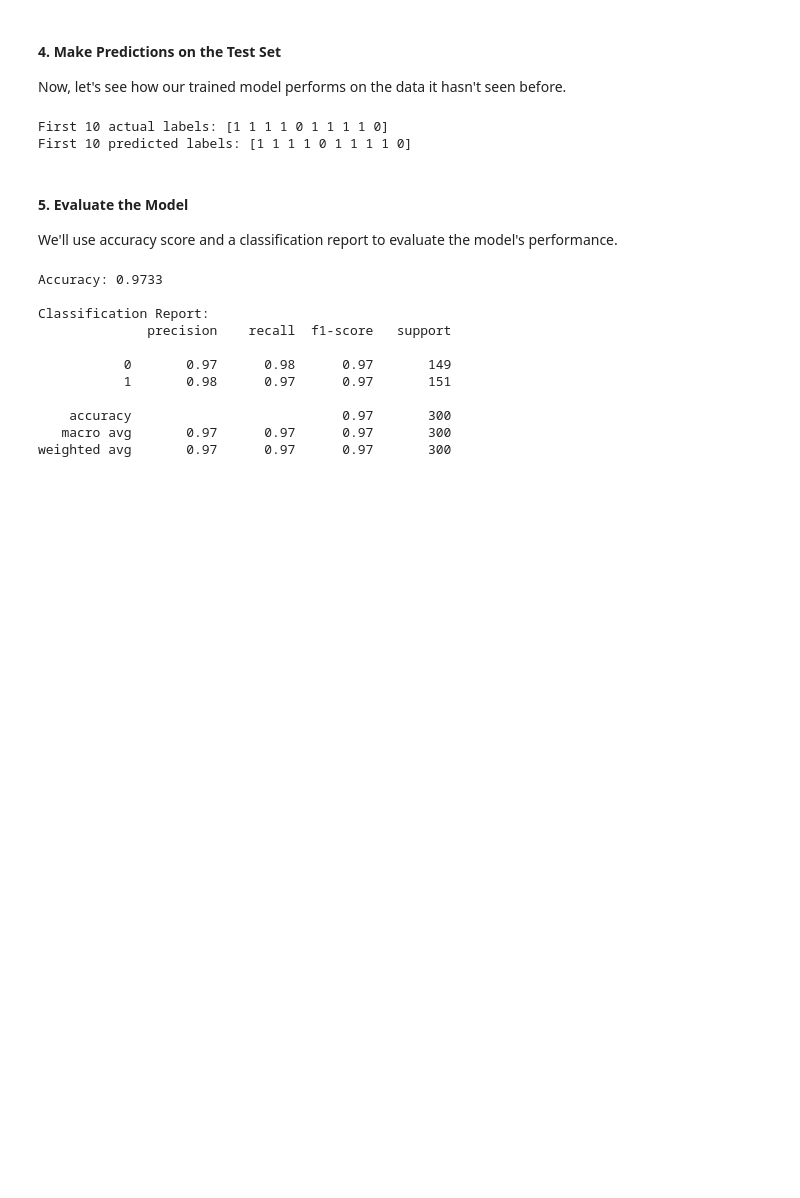
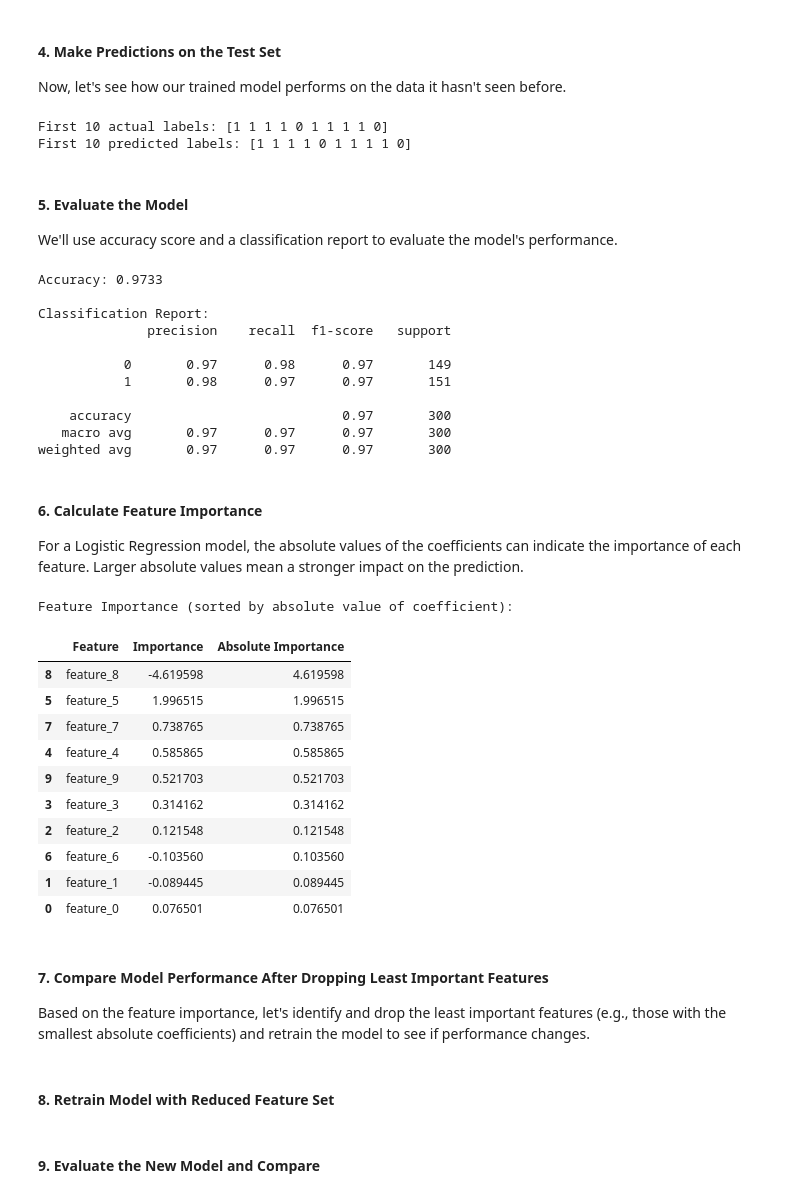
Before and after one commit to amit-sahu-a11y/ML_projects_for_practice, a Jupyter notebook: Untitled24.ipynb, the cells around one changed output. Cells and saved outputs as stored; diff of their text form; code cells hidden in the pictures; blank space fills up the shorter version.

Commit message:
the model performance if we drop the least important features

```diff
--- a/Untitled24.ipynb
+++ b/Untitled24.ipynb
@@ -105,3 +105,41 @@ Classification Report:
     accuracy                           0.97       300
    macro avg       0.97      0.97      0.97       300
 weighted avg       0.97      0.97      0.97       300
+# %% [markdown]
+#### 6. Calculate Feature Importance
+
+For a Logistic Regression model, the absolute values of the coefficients can indicate the importance of each feature. Larger absolute values mean a stronger impact on the prediction.
+# %%
+# Get feature names from the DataFrame
+feature_names = df.drop(columns=['target']).columns
+
+# Get the coefficients from the trained model
+# For binary classification, coef_ is usually a 2D array, take the first row.
+coefficients = model.coef_[0]
+
+# Create a DataFrame for better visualization
+feature_importance = pd.DataFrame({'Feature': feature_names, 'Importance': coefficients})
+
+# Sort by absolute importance to see the most influential features
+feature_importance['Absolute Importance'] = np.abs(feature_importance['Importance'])
+feature_importance = feature_importance.sort_values(by='Absolute Importance', ascending=False)
+
+print("Feature Importance (sorted by absolute value of coefficient):")
+display(feature_importance)
+# %% [output]
+Feature Importance (sorted by absolute value of coefficient):
+|  | Feature | Importance | Absolute Importance |
+| 8 | feature_8 | -4.619598 | 4.619598 |
+| 5 | feature_5 | 1.996515 | 1.996515 |
+| 7 | feature_7 | 0.738765 | 0.738765 |
+| 4 | feature_4 | 0.585865 | 0.585865 |
+| 9 | feature_9 | 0.521703 | 0.521703 |
+| 3 | feature_3 | 0.314162 | 0.314162 |
+| 2 | feature_2 | 0.121548 | 0.121548 |
+| 6 | feature_6 | -0.103560 | 0.103560 |
+| 1 | feature_1 | -0.089445 | 0.089445 |
+| 0 | feature_0 | 0.076501 | 0.076501 |
+# %% [markdown]
+#### 7. Compare Model Performance After Dropping Least Important Features
+
+Based on the feature importance, let's identify and drop the least important features (e.g., those with the smallest absolute coefficients) and retrain the model to see if performance changes.
@@ -107,0 +161,2 @@ weighted avg       0.97      0.97      0.97       300
+# %% [markdown]
+#### 8. Retrain Model with Reduced Feature Set
@@ -107,0 +169,2 @@ weighted avg       0.97      0.97      0.97       300
+# %% [markdown]
+#### 9. Evaluate the New Model and Compare
```
Also changed, not shown: parts of 3 cells of this notebook.
